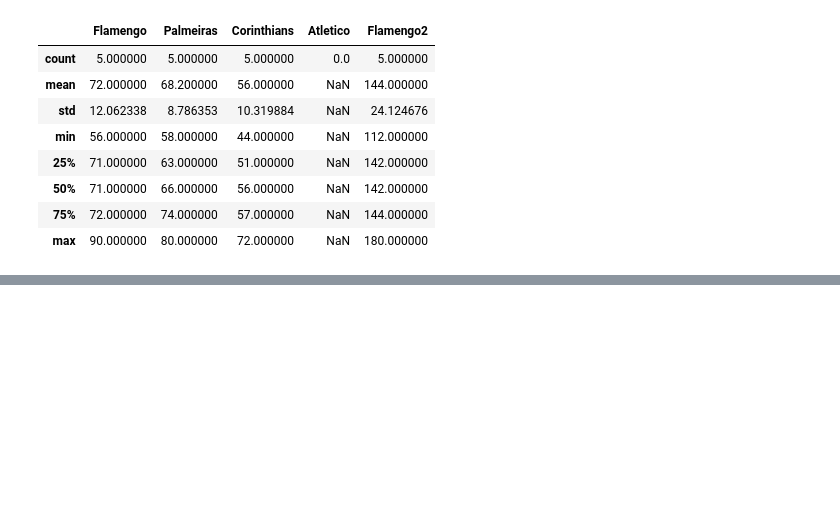
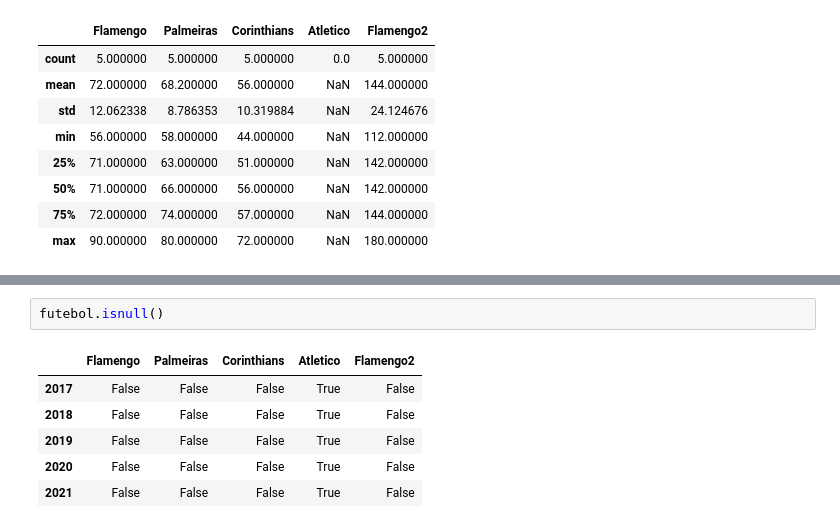
Before and after one commit to NewKanvas/Senac, a Jupyter notebook: IPython/Aula03.ipynb, the cells around one changed output, grey strips where cells are left out. Saved outputs shown, nothing was run; the diff lists cells and outputs as text; blank space fills up the shorter version.

```diff
--- a/IPython/Aula03.ipynb
+++ b/IPython/Aula03.ipynb
@@ -149,0 +210,9 @@ futebol.describe()
+# %%
+futebol.isnull()
+# %% [output]
+|  | Flamengo | Palmeiras | Corinthians | Atletico | Flamengo2 |
+| 2017 | False | False | False | True | False |
+| 2018 | False | False | False | True | False |
+| 2019 | False | False | False | True | False |
+| 2020 | False | False | False | True | False |
+| 2021 | False | False | False | True | False |
```
Also changed, not shown: parts of 17 cells of this notebook.
